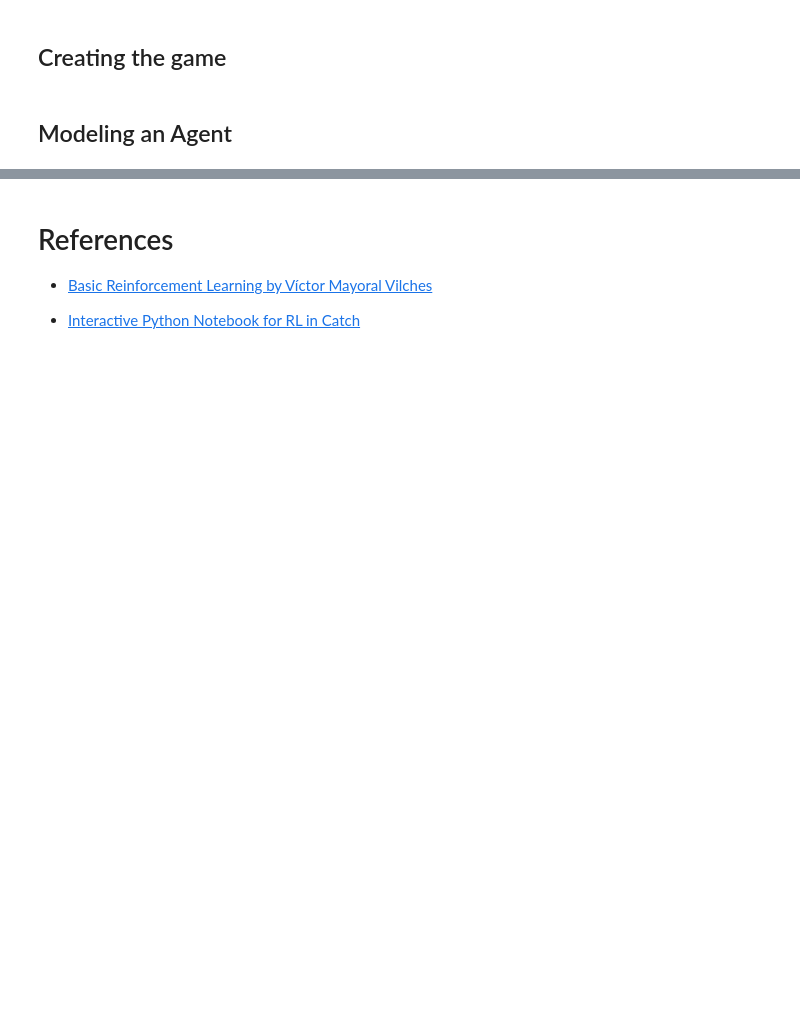
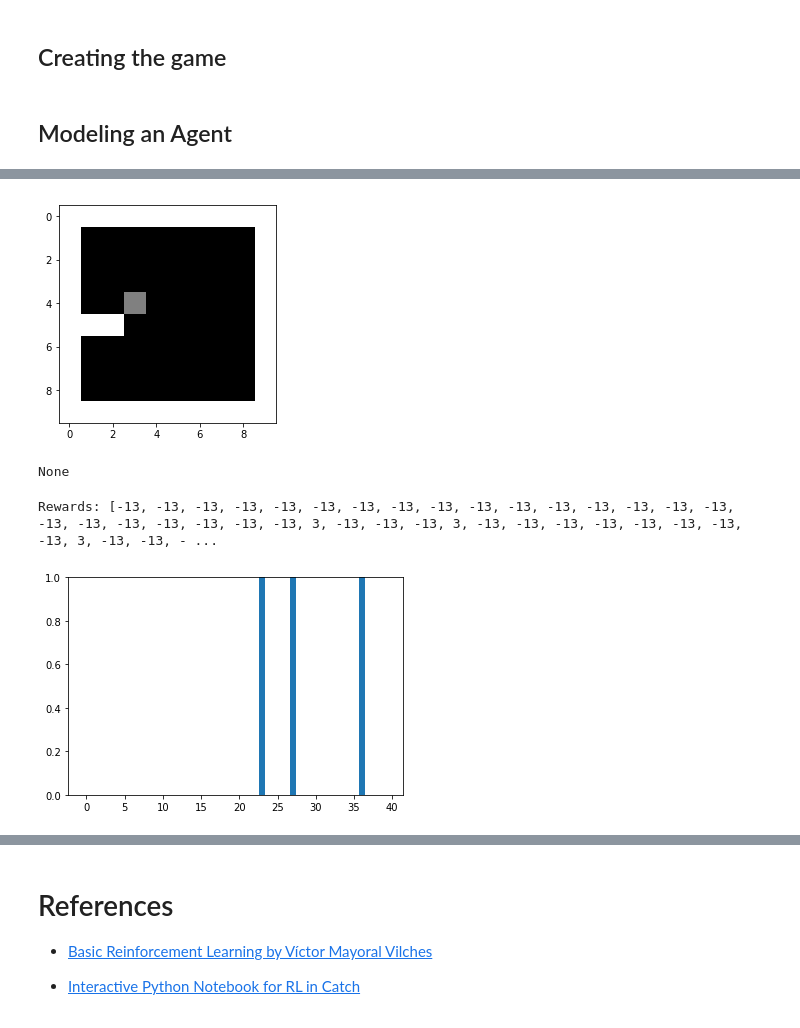
Before and after one commit to sahiljohari/thisthinglearns, a Jupyter notebook: Snake_MARK II.ipynb, the cells around one changed output, grey strips where cells are left out. Saved outputs shown, nothing was run; the diff lists cells and outputs as text; code cells hidden in the pictures; blank space fills up the shorter version.

```diff
--- a/Snake_MARK II.ipynb
+++ b/Snake_MARK II.ipynb
@@ -299,0 +339,8 @@ Text(0.5,1,'Played  48 frames for game   2 with score: 0')
+# %%
+# 3. 5000 iterations; epsilon=0.1; No random action
+agent.test(nb_episodes=40)
+# %% [output]
+[figure, added]
+None
+Rewards: [-13, -13, -13, -13, -13, -13, -13, -13, -13, -13, -13, -13, -13, -13, -13, -13, -13, -13, -13, -13, -13, -13, -13, 3, -13, -13, -13, 3, -13, -13, -13, -13, -13, -13, -13, -13, 3, -13, -13, - ...
+[figure, added]
```
Also changed, not shown: parts of 14 cells of this notebook.
